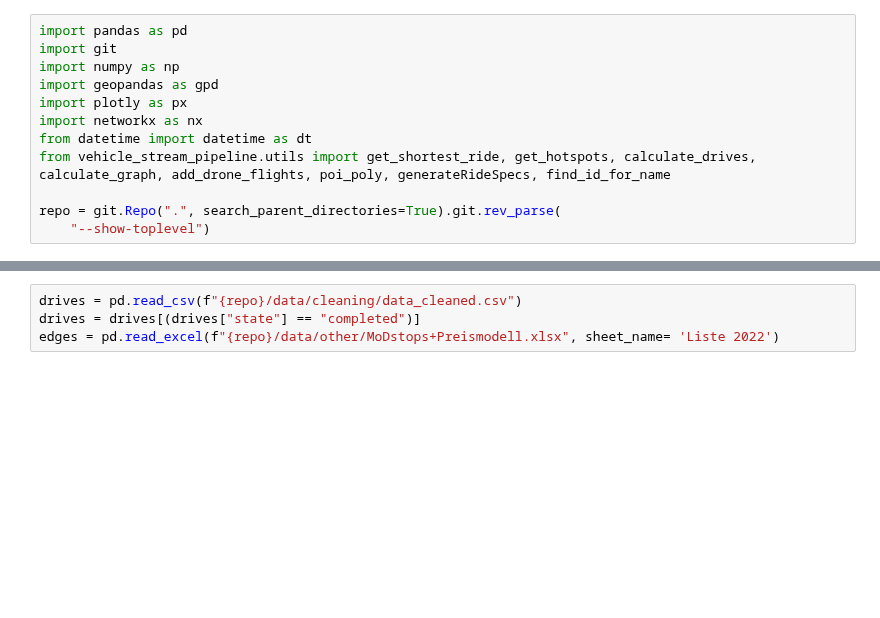
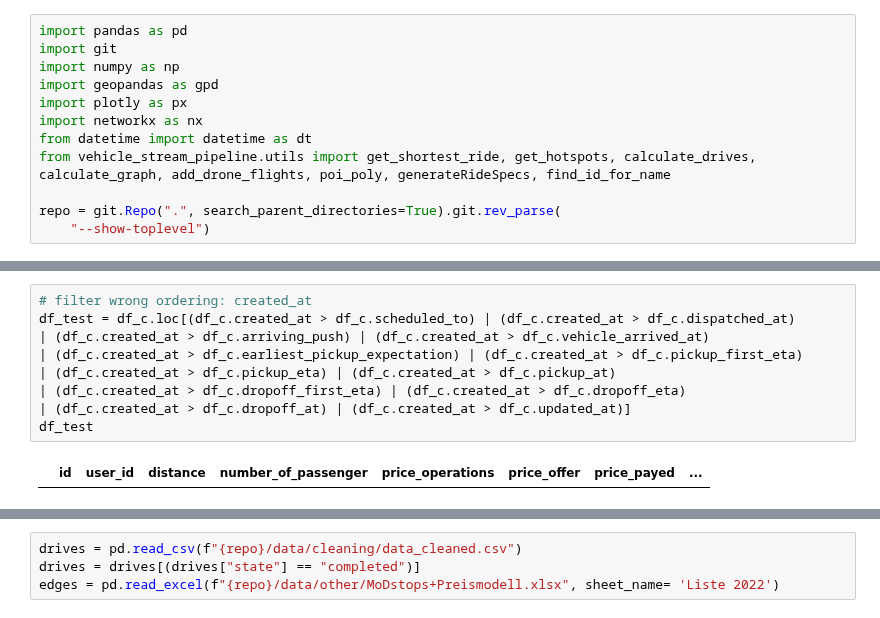
Before and after one commit to Lukas-Dierkes/vehicle-stream-team-project, a Jupyter notebook: vehicle_stream_pipeline/playground.ipynb, the cells around one changed output, grey strips where cells are left out. Cells and saved outputs as stored; diff of their text form; blank space fills up the shorter version.

```diff
--- a/vehicle_stream_pipeline/playground.ipynb
+++ b/vehicle_stream_pipeline/playground.ipynb
@@ -12,0 +28,11 @@ repo = git.Repo(".", search_parent_directories=True).git.rev_parse(
+# %%
+# filter wrong ordering: created_at
+df_test = df_c.loc[(df_c.created_at > df_c.scheduled_to) | (df_c.created_at > df_c.dispatched_at)
+| (df_c.created_at > df_c.arriving_push) | (df_c.created_at > df_c.vehicle_arrived_at)
+| (df_c.created_at > df_c.earliest_pickup_expectation) | (df_c.created_at > df_c.pickup_first_eta)
+| (df_c.created_at > df_c.pickup_eta) | (df_c.created_at > df_c.pickup_at)
+| (df_c.created_at > df_c.dropoff_first_eta) | (df_c.created_at > df_c.dropoff_eta)
+| (df_c.created_at > df_c.dropoff_at) | (df_c.created_at > df_c.updated_at)]
+df_test
+# %% [output]
+|  | id | user_id | distance | number_of_passenger | price_operations | price_offer | price_payed | ... |
```
Also changed, not shown: parts of 29 cells of this notebook.
